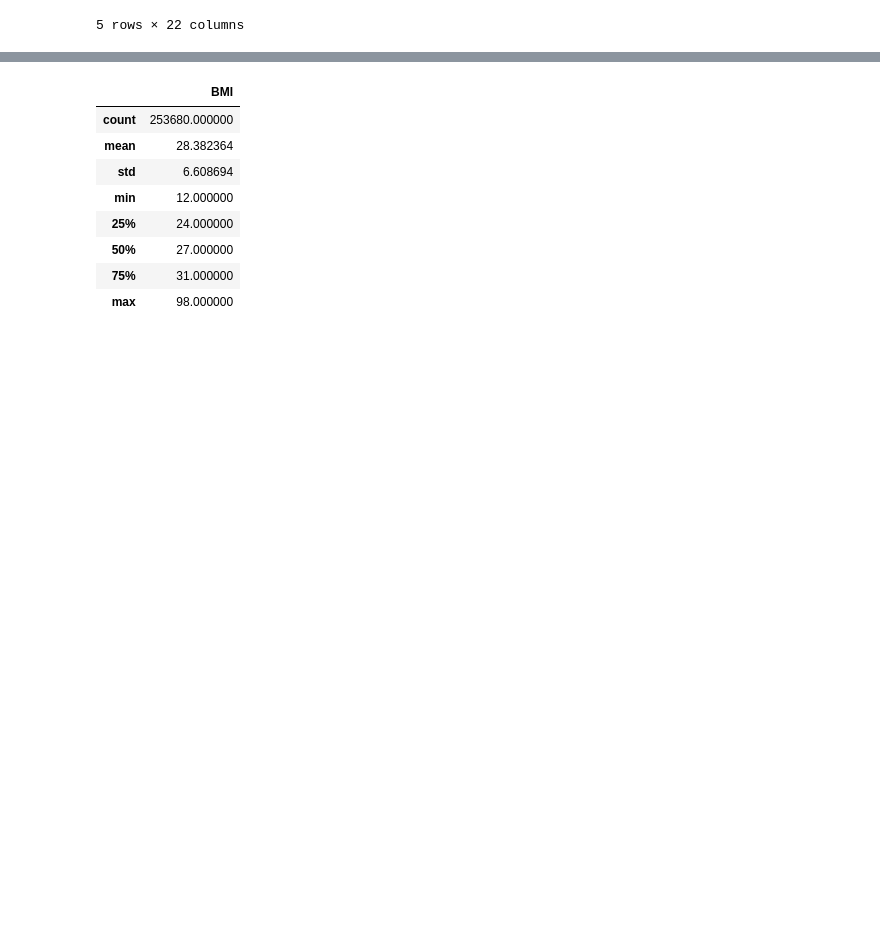
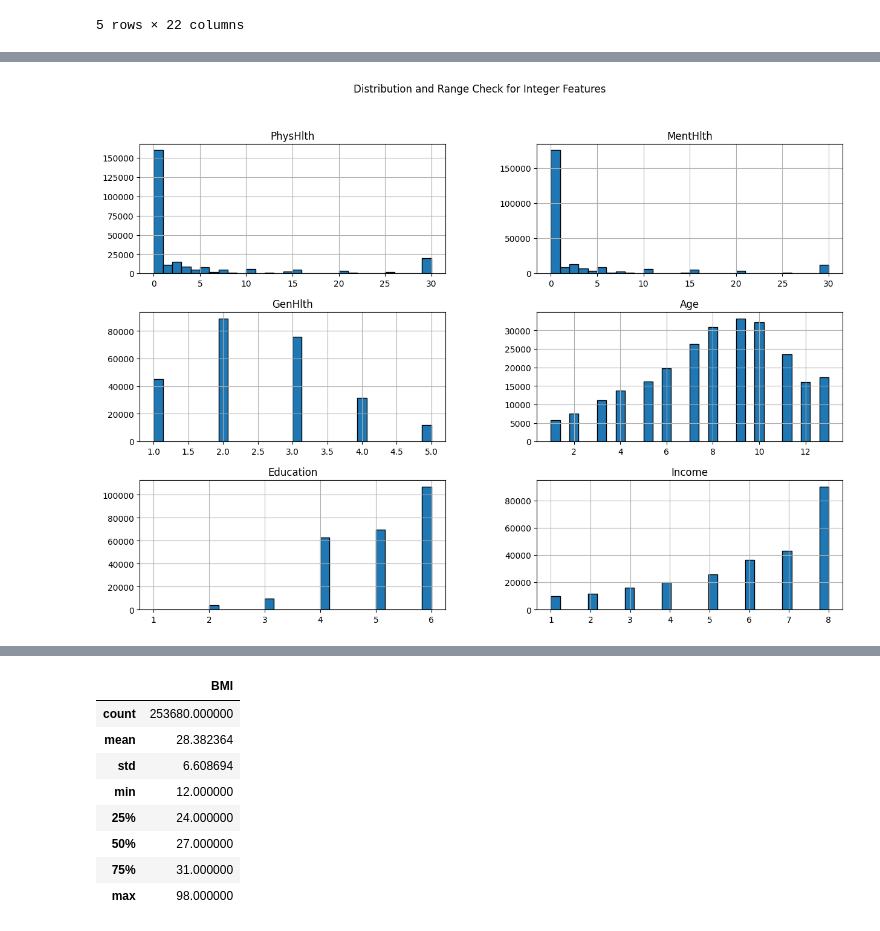
Before and after one commit to Lanzero225/Diabetes-Analysis, a Jupyter notebook: diabetes_notebook.ipynb, the cells around one changed output, grey strips where cells are left out. Drawn from its saved outputs; the diff is of its cells as text; code cells hidden in the pictures; blank space fills up the shorter version.

```diff
--- a/diabetes_notebook.ipynb
+++ b/diabetes_notebook.ipynb
@@ -75,0 +190,7 @@ memory usage: 7.0 MB
+# %%
+cols_to_check = ['PhysHlth', 'MentHlth', 'GenHlth', 'Age', 'Education', 'Income']
+diabetes_dataframe[cols_to_check].hist(figsize=(15, 10), bins=30, edgecolor='black')
+plt.suptitle('Distribution and Range Check for Integer Features')
+plt.show()
+# %% [output]
+[figure, added]
```
Also changed, not shown: parts of 33 cells of this notebook.
